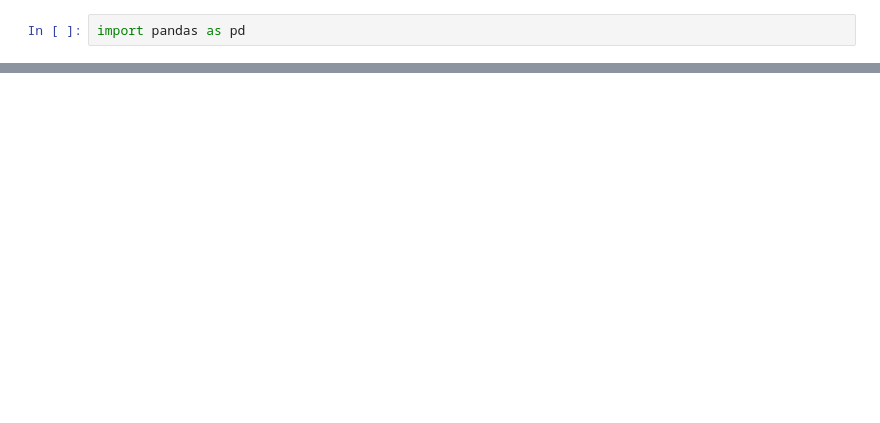
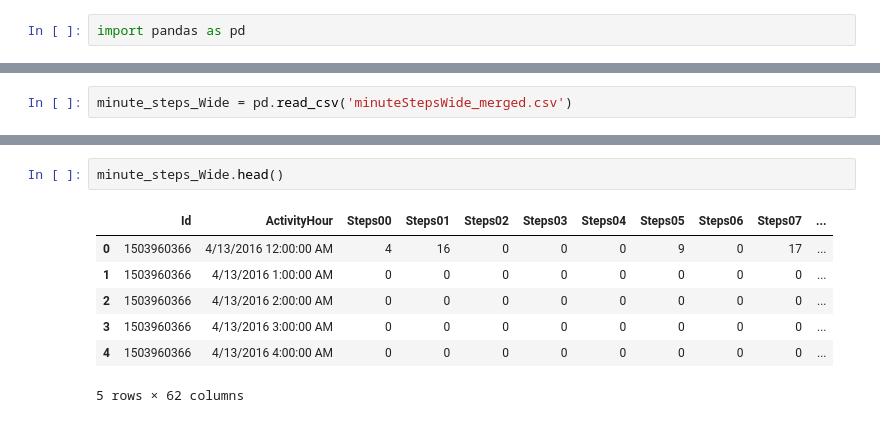
Before and after one commit to Pavan7248/Fitbit, a Jupyter notebook: main.ipynb, the cells around one changed output, grey strips where cells are left out. Cells and saved outputs as stored; diff of their text form; blank space fills up the shorter version.

```diff
--- a/main.ipynb
+++ b/main.ipynb
@@ -6,0 +39,2 @@ FileNotFoundError: [Errno 2] No such file or directory: '..\\Fitabase\\dailyActi
+# %%
+minute_steps_Wide = pd.read_csv('minuteStepsWide_merged.csv')
@@ -6,0 +183,10 @@ FileNotFoundError: [Errno 2] No such file or directory: '..\\Fitabase\\dailyActi
+# %%
+minute_steps_Wide.head()
+# %% [output]
+|  | Id | ActivityHour | Steps00 | Steps01 | Steps02 | Steps03 | Steps04 | Steps05 | Steps06 | Steps07 | ... |
+| 0 | 1503960366 | 4/13/2016 12:00:00 AM | 4 | 16 | 0 | 0 | 0 | 9 | 0 | 17 | ... |
+| 1 | 1503960366 | 4/13/2016 1:00:00 AM | 0 | 0 | 0 | 0 | 0 | 0 | 0 | 0 | ... |
+| 2 | 1503960366 | 4/13/2016 2:00:00 AM | 0 | 0 | 0 | 0 | 0 | 0 | 0 | 0 | ... |
+| 3 | 1503960366 | 4/13/2016 3:00:00 AM | 0 | 0 | 0 | 0 | 0 | 0 | 0 | 0 | ... |
+| 4 | 1503960366 | 4/13/2016 4:00:00 AM | 0 | 0 | 0 | 0 | 0 | 0 | 0 | 0 | ... |
+5 rows × 62 columns
```
Also changed, not shown: parts of 42 cells of this notebook.
